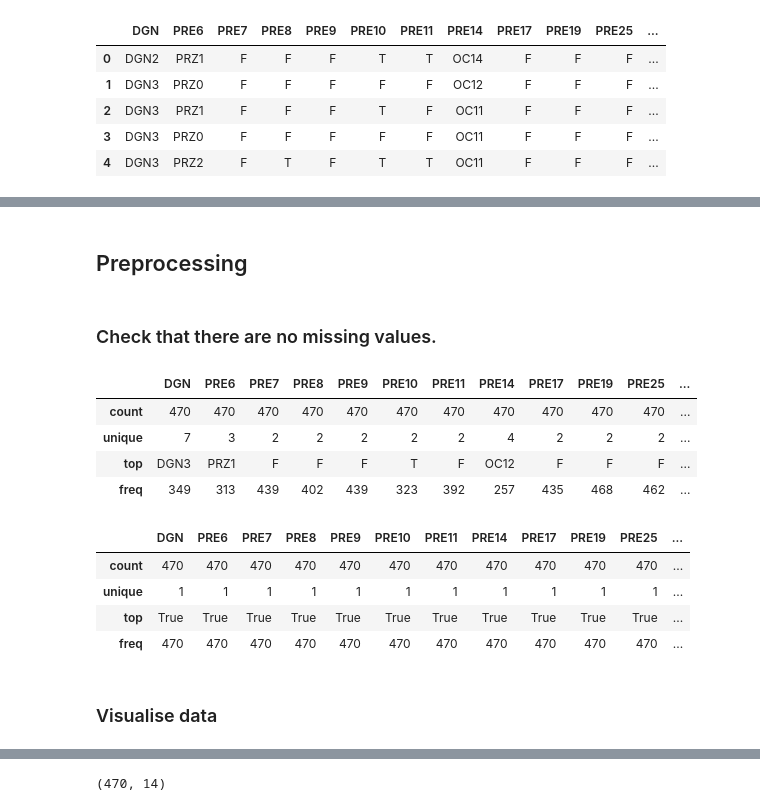
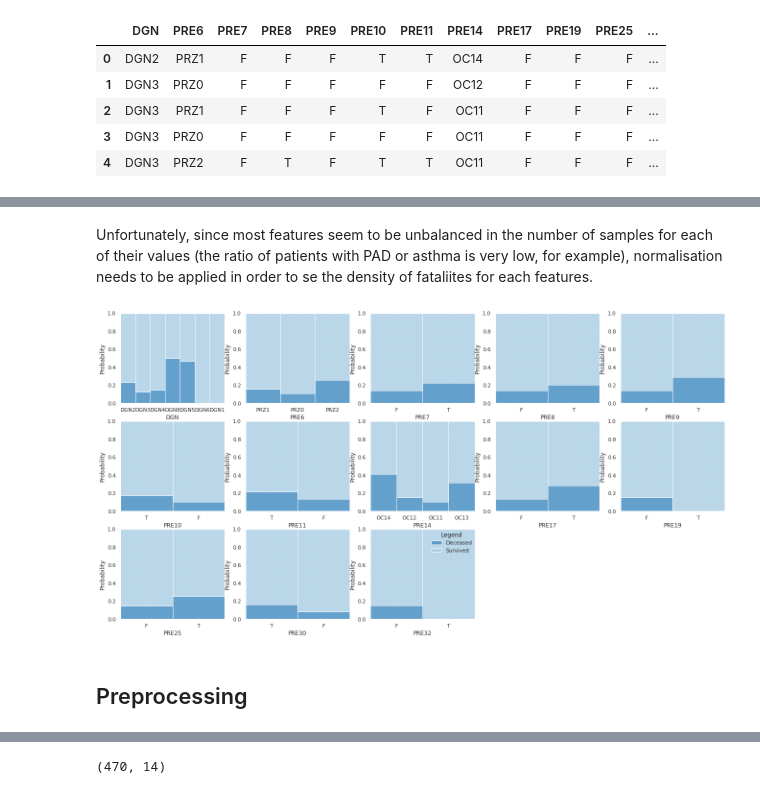
Before and after one commit to e-lubrini/thoracic-surgery-life-expectancy-classification, a Jupyter notebook: classification.ipynb, the cells around one changed output, grey strips where cells are left out. Drawn from its saved outputs; the diff is of its cells as text; code cells hidden in the pictures.

```diff
--- a/classification.ipynb
+++ b/classification.ipynb
@@ -66,23 +144,23 @@ df.head()
+# %% [markdown]
+Unfortunately, since most features seem to be unbalanced in the number of samples for each of their values (the ratio of patients with PAD or asthma is very low, for example), normalisation needs to be applied in order to se the density of fataliites for each features.
+# %%
+fig = plt.figure(1, figsize=(20.0,20.0))
+c = 0
+for k,v in features.items():
+    c += 1
+    chart = fig.add_subplot(5,5,c)
+    sns.set(font_scale=1)
+    sns.histplot(df, x=k, hue="Risk1Yr", stat="probability", multiple="fill",
+                            palette='Blues', legend=False)
+
+plt.legend(labels=['Deceased', 'Survived'],
+            loc="upper right",
+            borderaxespad=0.1,
+            title="Legend")
+
+plt.subplots_adjust(right=1)
+plt.show()
+# %% [output]
+[figure, added]
 # %% [markdown]
 ## Preprocessing
-# %% [markdown]
-### Check that there are no missing values.
-# %%
-desc = df.describe() # saving it to use it during visualisation
-desc
-# %% [output]
-|  | DGN | PRE6 | PRE7 | PRE8 | PRE9 | PRE10 | PRE11 | PRE14 | PRE17 | PRE19 | PRE25 | ... |
-| count | 470 | 470 | 470 | 470 | 470 | 470 | 470 | 470 | 470 | 470 | 470 | ... |
-| unique | 7 | 3 | 2 | 2 | 2 | 2 | 2 | 4 | 2 | 2 | 2 | ... |
-| top | DGN3 | PRZ1 | F | F | F | T | F | OC12 | F | F | F | ... |
-| freq | 349 | 313 | 439 | 402 | 439 | 323 | 392 | 257 | 435 | 468 | 462 | ... |
-# %%
-df.notnull().describe()
-# %% [output]
-|  | DGN | PRE6 | PRE7 | PRE8 | PRE9 | PRE10 | PRE11 | PRE14 | PRE17 | PRE19 | PRE25 | ... |
-| count | 470 | 470 | 470 | 470 | 470 | 470 | 470 | 470 | 470 | 470 | 470 | ... |
-| unique | 1 | 1 | 1 | 1 | 1 | 1 | 1 | 1 | 1 | 1 | 1 | ... |
-| top | True | True | True | True | True | True | True | True | True | True | True | ... |
-| freq | 470 | 470 | 470 | 470 | 470 | 470 | 470 | 470 | 470 | 470 | 470 | ... |
-# %% [markdown]
-### Visualise data
```
Also changed, not shown: parts of 42 cells of this notebook, 1 other file.
